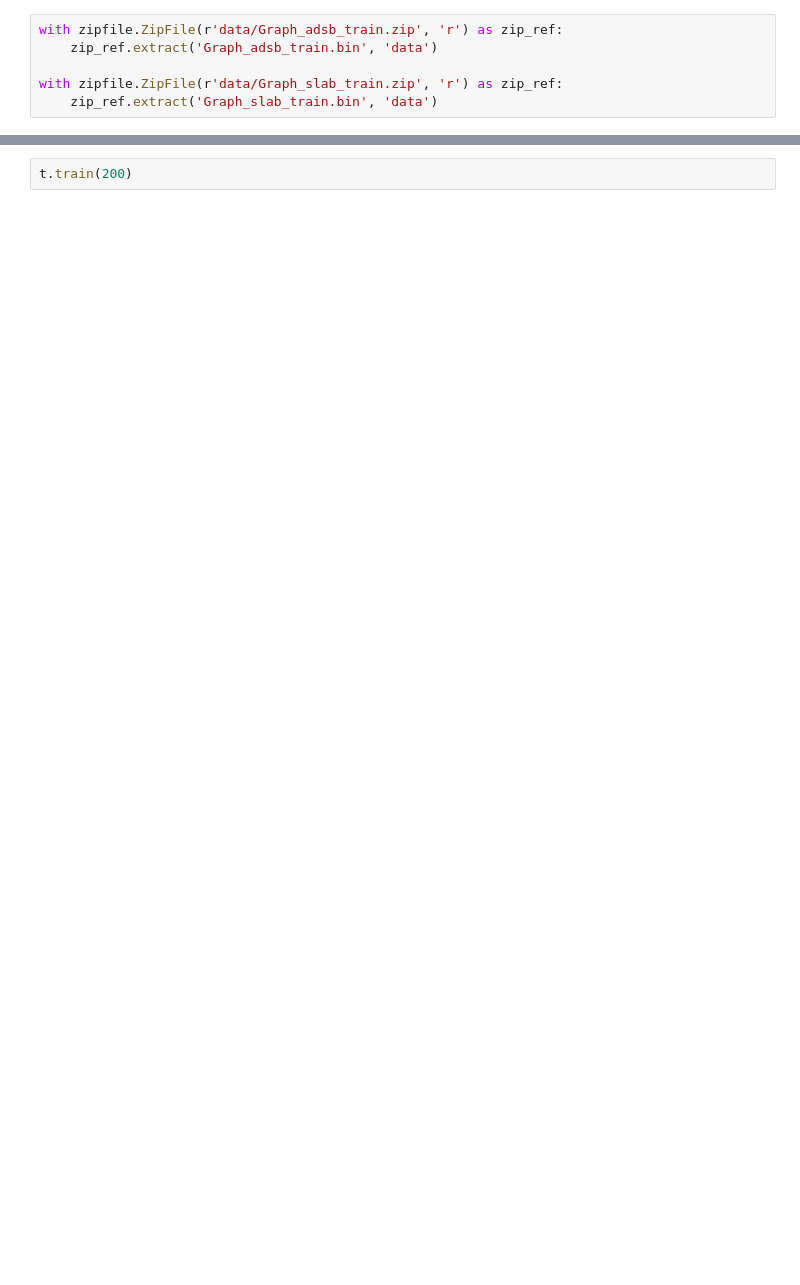
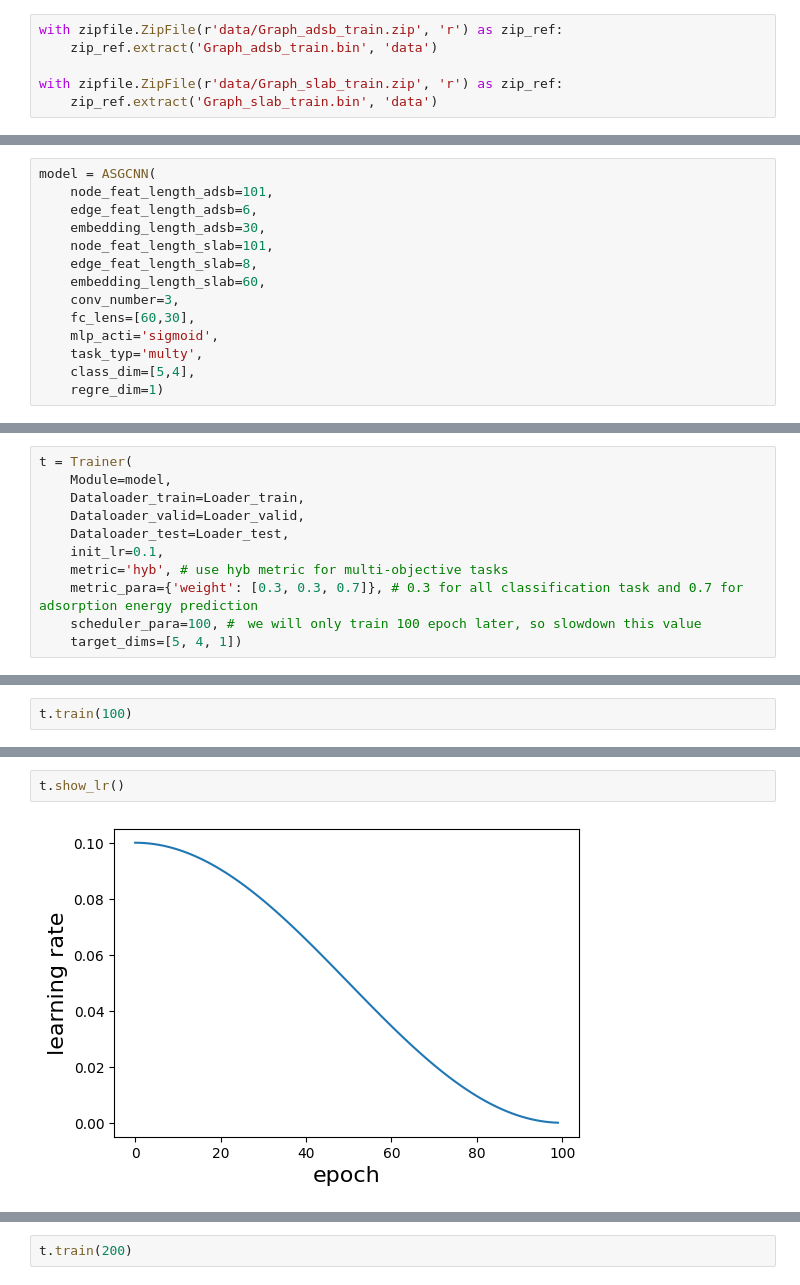
Before and after one commit to jchddd/asgcnn, a Jupyter notebook: Tutorials_model_training.ipynb, the cells around one changed output, grey strips where cells are left out. Cells and saved outputs as stored; diff of their text form; blank space fills up the shorter version.

```diff
--- a/Tutorials_model_training.ipynb
+++ b/Tutorials_model_training.ipynb
@@ -312,0 +240,14 @@ t.init_snapshot_ensembling(cycle_time=5, epoch_each=40)
+# %%
+model = ASGCNN(
+    node_feat_length_adsb=101,
+    edge_feat_length_adsb=6,
+    embedding_length_adsb=30,
+    node_feat_length_slab=101,
+    edge_feat_length_slab=8,
+    embedding_length_slab=60,
+    conv_number=3,
+    fc_lens=[60,30],
+    mlp_acti='sigmoid',
+    task_typ='multy',
+    class_dim=[5,4],
+    regre_dim=1)
@@ -312,0 +268,11 @@ t.init_snapshot_ensembling(cycle_time=5, epoch_each=40)
+# %%
+t = Trainer(
+    Module=model,
+    Dataloader_train=Loader_train,
+    Dataloader_valid=Loader_valid,
+    Dataloader_test=Loader_test,
+    init_lr=0.1,
+    metric='hyb', # use hyb metric for multi-objective tasks
+    metric_para={'weight': [0.3, 0.3, 0.7]}, # 0.3 for all classification task and 0.7 for adsorption energy prediction
+    scheduler_para=100, #　we will only train 100 epoch later, so slowdown this value
+    target_dims=[5, 4, 1])
@@ -312,0 +281,2 @@ t.init_snapshot_ensembling(cycle_time=5, epoch_each=40)
+# %%
+t.train(100)
@@ -312,0 +291,4 @@ t.init_snapshot_ensembling(cycle_time=5, epoch_each=40)
+# %%
+t.show_lr()
+# %% [output]
+[figure, added]
```
Also changed, not shown: parts of 193 cells of this notebook, 1 other file.
